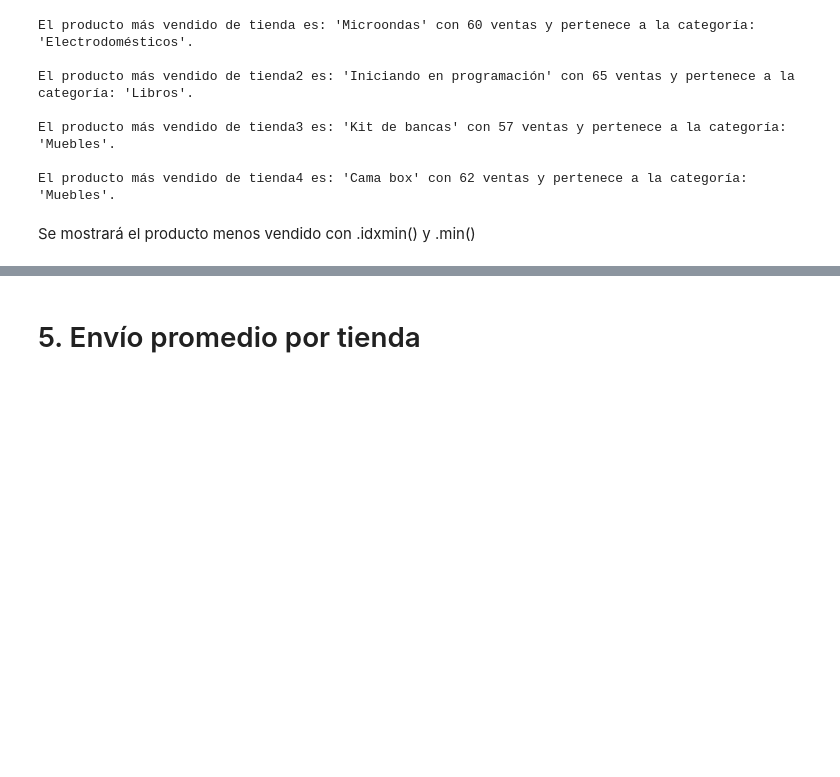
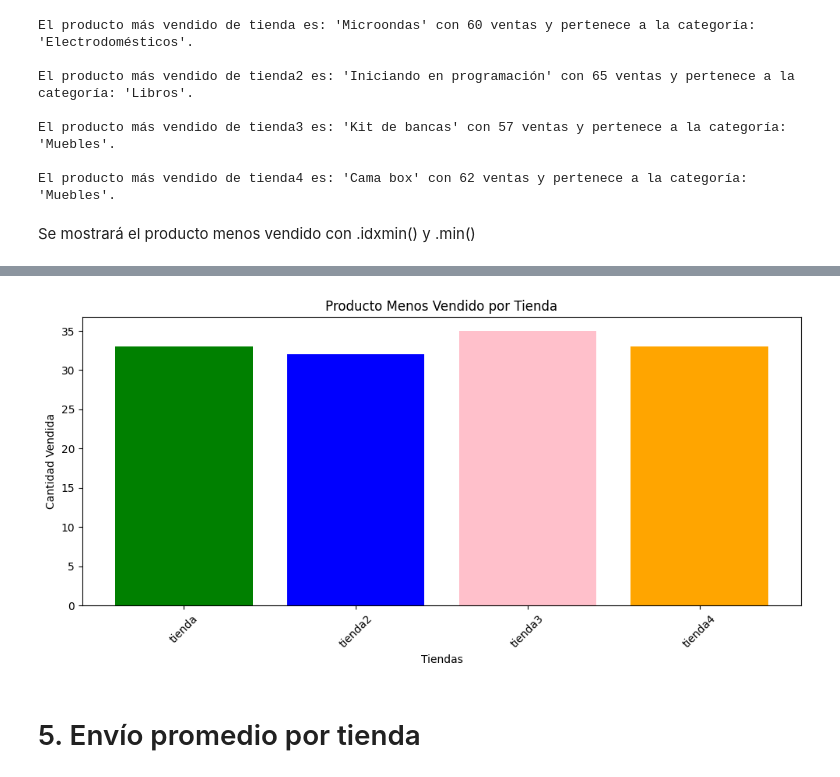
Before and after one commit to artbelgum/Challenge-Alura-Store, a Jupyter notebook: Challenge_1_Alura_Store.ipynb, the cells around one changed output, grey strips where cells are left out. Drawn from its saved outputs; the diff is of its cells as text; code cells hidden in the pictures; blank space fills up the shorter version.

```diff
--- a/Challenge_1_Alura_Store.ipynb
+++ b/Challenge_1_Alura_Store.ipynb
@@ -286,6 +286,8 @@ El producto más vendido de tienda4 es: 'Cama box' con 62 ventas y pertenece a l
 # %% [markdown]
 Se mostrará el producto menos vendido con .idxmin() y .min()
 # %%
+import matplotlib.pyplot as plt
+
 def producto_menos_vendido(nombre_df, df, columna, columna_categoria):
     producto = df[columna].value_counts()  # cuenta cuántas veces aparece cada producto en la columna
     producto_menos_vendido = producto.idxmin()  # obtiene el nombre del producto menos vendido
@@ -294,12 +296,33 @@ def producto_menos_vendido(nombre_df, df, columna, columna_categoria):
     # Obtener la categoría del producto menos vendido
     categoria_producto = df[df[columna] == producto_menos_vendido][columna_categoria].iloc[0]
 
-    return print(f"El producto menos vendido de {nombre_df} es: '{producto_menos_vendido}' con {cantidad_menos_vendida} ventas y pertenece a la categoría: '{categoria_producto}'.\n")
+    return producto_menos_vendido, cantidad_menos_vendida, categoria_producto
 
-#Llamada a la función
-producto_menos_vendido('tienda', tienda, 'Producto', 'Categoría del Producto')
-producto_menos_vendido('tienda2', tienda2, 'Producto', 'Categoría del Producto')
-producto_menos_vendido('tienda3', tienda3, 'Producto', 'Categoría del Producto')
-producto_menos_vendido('tienda4', tienda4, 'Producto', 'Categoría del Producto')
+# Listas para almacenar los resultados
+nombres_tiendas = ['tienda', 'tienda2', 'tienda3', 'tienda4']
+dataFrames = [tienda, tienda2, tienda3, tienda4]
+
+productos_menos_vendidos = []
+cantidades_menos_vendidas = []
+
+# Llamada a la función y almacenamiento de resultados
+for nombre, df in zip(nombres_tiendas, dataFrames):
+    producto, cantidad, categoria = producto_menos_vendido(nombre, df, 'Producto', 'Categoría del Producto')
+    productos_menos_vendidos.append(producto)
+    cantidades_menos_vendidas.append(cantidad)
+    print(f"El producto menos vendido de {nombre} es: '{producto}' con {cantidad} ventas y pertenece a la categoría: '{categoria}'.")
+
+# Definir una lista de colores para las barras
+colores = ['green', 'blue', 'pink', 'orange']
+
+# Graficar los resultados
+plt.figure(figsize=(10, 5))
+plt.bar(nombres_tiendas, cantidades_menos_vendidas, color=colores)
+plt.title('Producto Menos Vendido por Tienda')
+plt.xlabel('Tiendas')
+plt.ylabel('Cantidad Vendida')
+plt.xticks(rotation=45)
+plt.tight_layout()
+plt.show()
 # %% [output]
 El producto menos vendido de tienda es: 'Auriculares con micrófono' con 33 ventas y pertenece a la categoría: 'Electrónicos'.
@@ -311,4 +331,5 @@ El producto menos vendido de tienda3 es: 'Bloques de construcción' con 35 venta
 El producto menos vendido de tienda4 es: 'Guitarra eléctrica' con 33 ventas y pertenece a la categoría: 'Instrumentos musicales'.
+[figure, added]
 # %% [markdown]
 # 5. Envío promedio por tienda
 # %% [markdown]
```
Also changed, not shown: parts of 6 cells of this notebook.
